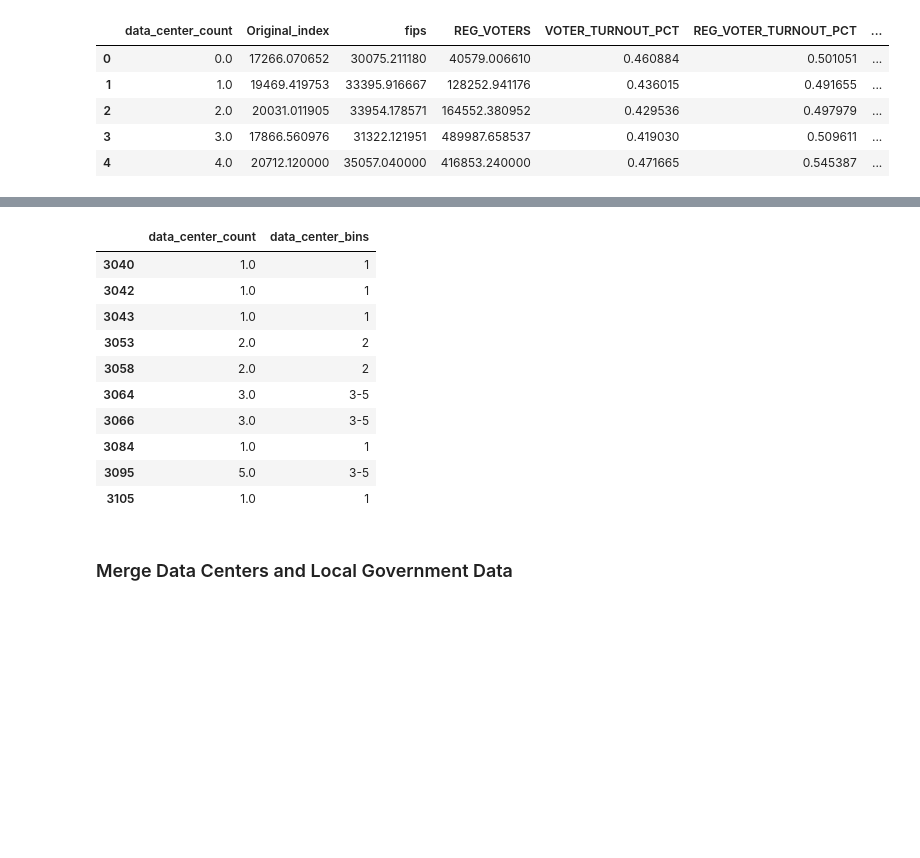
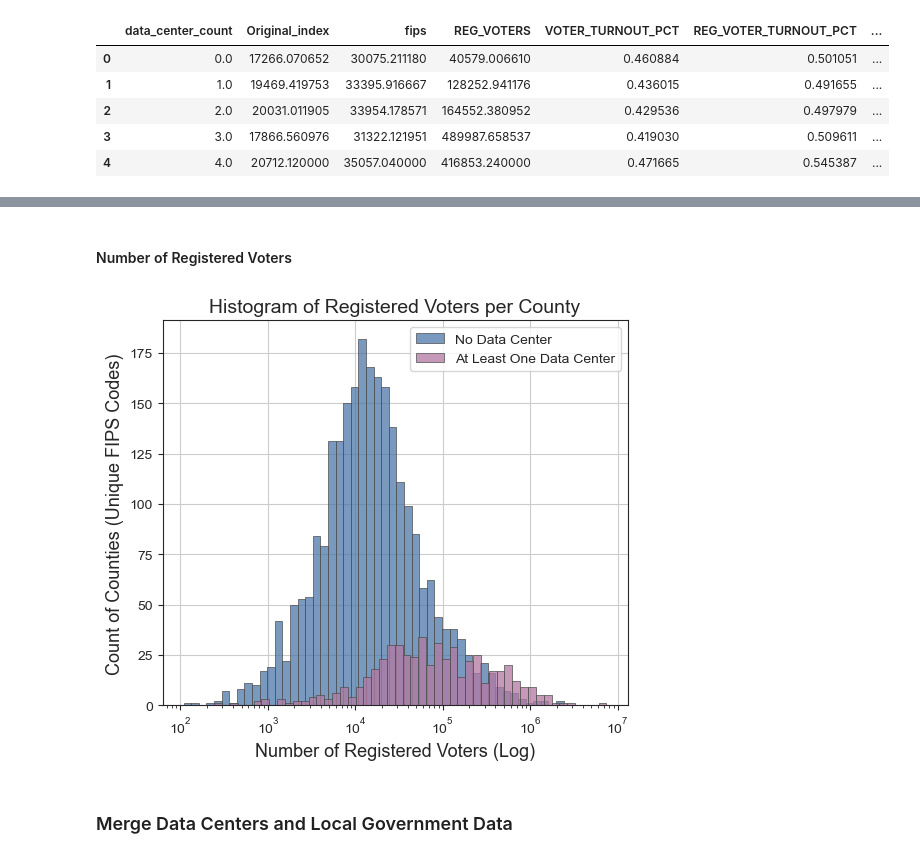
Before and after one commit to agrace339/Data-Center-Impact-Explorer, a Jupyter notebook: Script/EDA Politics.ipynb, the cells around one changed output, grey strips where cells are left out. Drawn from its saved outputs; the diff is of its cells as text; code cells hidden in the pictures; blank space fills up the shorter version.

Commit message:
Additional EDA for politics

```diff
--- a/Script/EDA Politics.ipynb
+++ b/Script/EDA Politics.ipynb
@@ -164,14 +205,0 @@ fig.show()
-# %%
-dc_nanda_df[dc_nanda_df["data_center_count"] > 0][["data_center_count", "data_center_bins"]].tail(10)
-# %% [output]
-|  | data_center_count | data_center_bins |
-| 3040 | 1.0 | 1 |
-| 3042 | 1.0 | 1 |
-| 3043 | 1.0 | 1 |
-| 3053 | 2.0 | 2 |
-| 3058 | 2.0 | 2 |
-| 3064 | 3.0 | 3-5 |
-| 3066 | 3.0 | 3-5 |
-| 3084 | 1.0 | 1 |
-| 3095 | 5.0 | 3-5 |
-| 3105 | 1.0 | 1 |
@@ -179,0 +206,38 @@ dc_nanda_df[dc_nanda_df["data_center_count"] > 0][["data_center_count", "data_ce
+# %% [markdown]
+#### Number of Registered Voters
+# %%
+# Next, look at distribution of number of registered voters just for with vs. without data centers
+# using similar format to histogram of number of data centers per county in Preprocessing politics.ipynb
+
+f, ax = plt.subplots(figsize=(6, 5))
+
+sns.set_style("ticks",{'axes.grid' : True})
+
+sns.histplot(
+    dc_nanda_df[dc_nanda_df["data_center_count"] == 0],
+    x = "REG_VOTERS",
+    bins = 50,
+    color = "#4C78A8",
+    edgecolor = ".3",
+    linewidth = 0.5,
+    log_scale = True,
+)
+
+sns.histplot(
+    dc_nanda_df[dc_nanda_df["data_center_count"] > 0],
+    x = "REG_VOTERS",
+    bins = 50,
+    color = "#B279A2",
+    edgecolor = ".3",
+    linewidth = 0.5,
+    log_scale = True,
+)
+
+
+plt.xlabel("Number of Registered Voters (Log)", fontsize = 13)
+plt.ylabel("Count of Counties (Unique FIPS Codes)", fontsize = 13)
+plt.title("Histogram of Registered Voters per County", fontsize = 14)
+plt.legend(["No Data Center", "At Least One Data Center"])
+plt.show()
+# %% [output]
+[figure, added]
```
Also changed, not shown: parts of 10 cells of this notebook.
